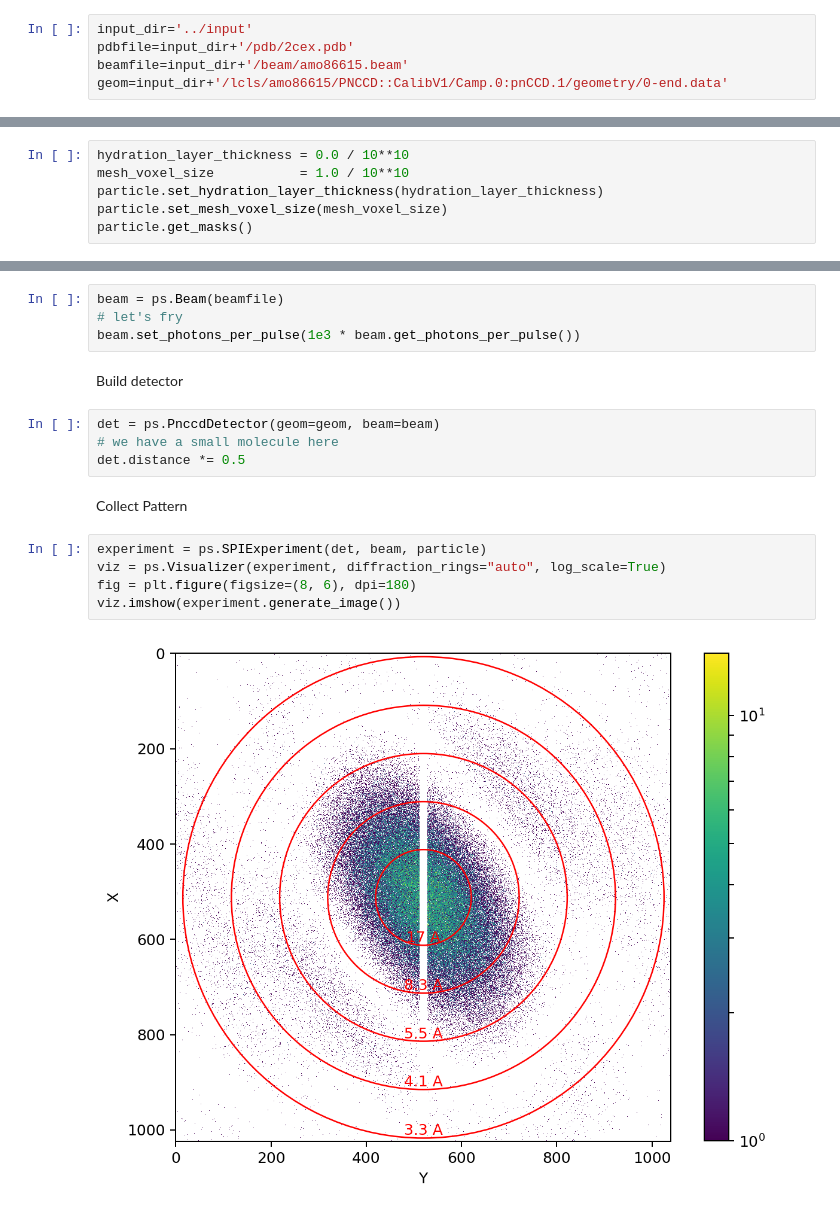
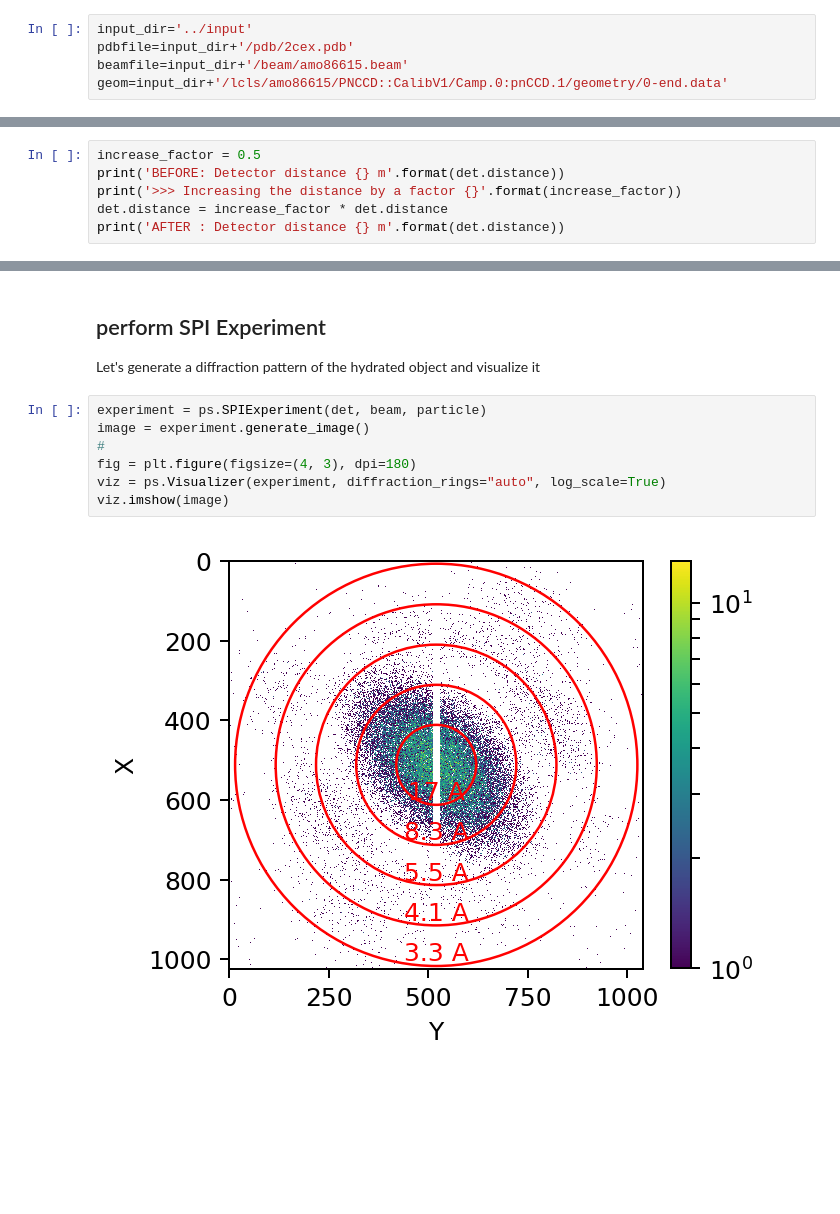
Before and after one commit to chuckie82/skopi, a Jupyter notebook: examples/notebooks/normal-mode-sampling.ipynb, the cells around one changed output, grey strips where cells are left out. Drawn from its saved outputs; the diff is of its cells as text; blank space fills up the shorter version.

Commit message:
final edit of notebooks on hydration layer and noraml mode sampling

```diff
--- a/examples/notebooks/normal-mode-sampling.ipynb
+++ b/examples/notebooks/normal-mode-sampling.ipynb
@@ -20,0 +39,6 @@ Build the particle
+# %%
+increase_factor = 0.5
+print('BEFORE: Detector distance {} m'.format(det.distance))
+print('>>> Increasing the distance by a factor {}'.format(increase_factor))
+det.distance = increase_factor * det.distance
+print('AFTER : Detector distance {} m'.format(det.distance))
@@ -27,6 +59,0 @@ no symmetry REMARK 350 found
-# %%
-hydration_layer_thickness = 0.0 / 10**10
-mesh_voxel_size           = 1.0 / 10**10
-particle.set_hydration_layer_thickness(hydration_layer_thickness)
-particle.set_mesh_voxel_size(mesh_voxel_size)
-particle.get_masks()
@@ -35,19 +60,12 @@ Define beam
-# %%
-beam = ps.Beam(beamfile)
-# let's fry
-beam.set_photons_per_pulse(1e3 * beam.get_photons_per_pulse())
-# %% [markdown]
-Build detector
-# %%
-det = ps.PnccdDetector(geom=geom, beam=beam)
-# we have a small molecule here
-det.distance *= 0.5
-# %% [markdown]
-Collect Pattern
+# %% [markdown]
+## perform SPI Experiment
+Let's generate a diffraction pattern of the hydrated object and visualize it
 # %%
 experiment = ps.SPIExperiment(det, beam, particle)
+image = experiment.generate_image()
+#
+fig = plt.figure(figsize=(4, 3), dpi=180)
 viz = ps.Visualizer(experiment, diffraction_rings="auto", log_scale=True)
-fig = plt.figure(figsize=(8, 6), dpi=180)
-viz.imshow(experiment.generate_image())
+viz.imshow(image)
 # %% [output]
-[figure, old version]
+[figure, new version]
```
Also changed, not shown: parts of 27 cells of this notebook, 1 other file.
